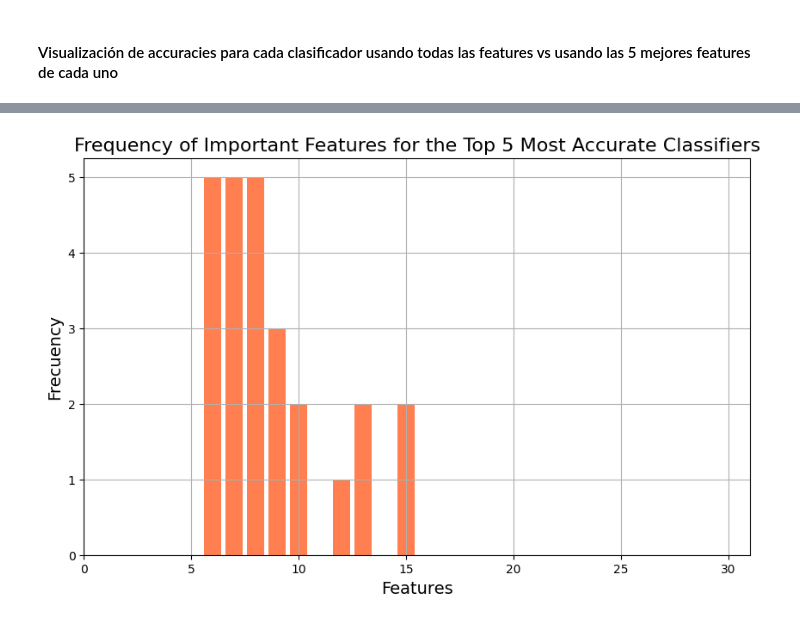
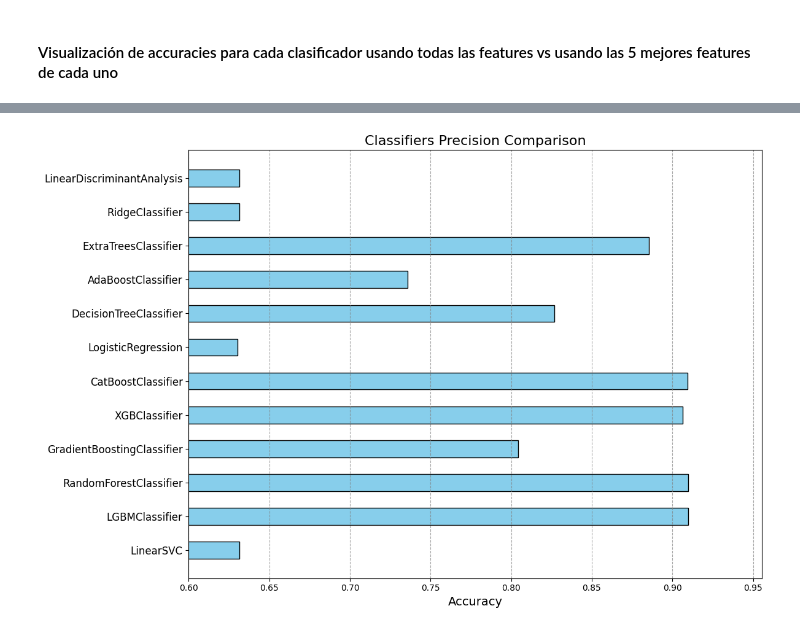
Before and after one commit to saisito/neutrones-gamma_classifier, a Jupyter notebook: process.ipynb, the cells around one changed output, grey strips where cells are left out. Cells and saved outputs as stored; diff of their text form; code cells hidden in the pictures.

```diff
--- a/process.ipynb
+++ b/process.ipynb
@@ -535,31 +514,15 @@ plt.show()
-# %%
-# Convertir los resultados a un DataFrame para facilitar el análisis
-results_df = pd.DataFrame(results)
-
-# Ordenar por precisión en las "Top 5 Features" en orden descendente
-top_classifiers = results_df.sort_values("Top 5 Features Accuracy", ascending=False).head(5)
-
-# Seleccionar los índices de las características importantes solo para los 5 mejores clasificadores
-top_important_features = [important_features[clf_name] for clf_name in top_classifiers["Classifier"]]
-
-# Calcular la frecuencia de las características importantes para los 5 mejores clasificadores
-feature_counts_top_5 = np.zeros(32)
-for top_5 in top_important_features:
-    for feature_idx in top_5:
-        feature_counts_top_5[feature_idx + 6] += 1
-
-# Filtrar solo las características con frecuencia mayor a 0 para la gráfica
-top_features_indices = np.where(feature_counts_top_5 > 0)[0]
-top_features_frequencies = feature_counts_top_5[top_features_indices]
-
-# Gráfica de frecuencia de las características importantes en los mejores clasificadores
-plt.figure(figsize=(10, 6))
-plt.bar(top_features_indices, top_features_frequencies, color='coral')
-plt.xlabel('Features', fontsize=14)
-plt.ylabel('Frecuency', fontsize=14)
-plt.title('Frequency of Important Features for the Top 5 Most Accurate Classifiers', fontsize=16)
-plt.grid(True)
-plt.xlim(0,31)
-plt.show()
-# %% [output]
-[figure, removed]
+# %%
+x = np.arange(len(results["Classifier"]))
+fig, ax = plt.subplots(figsize=(12, 8))
+
+bars_all_acc = ax.barh(x, results["Precision"], color='skyblue', edgecolor='black', height=0.5)
+ax.set_yticks(x)
+ax.set_yticklabels(results["Classifier"], fontsize=12)
+ax.set_xlabel("Accuracy", fontsize=14)
+ax.set_title("Classifiers Precision Comparison", fontsize=16)
+ax.grid(axis='x', linestyle='--', color='gray', alpha=0.7)
+plt.xlim(0.6,)
+plt.tight_layout()
+plt.show()
+# %% [output]
+[figure, added]
```
Also changed, not shown: parts of 15 cells of this notebook.
